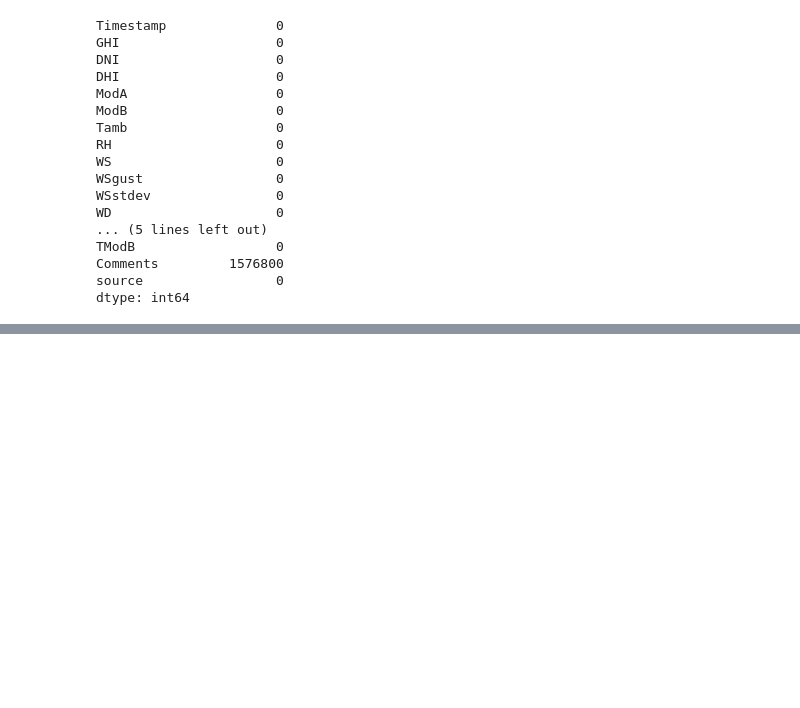
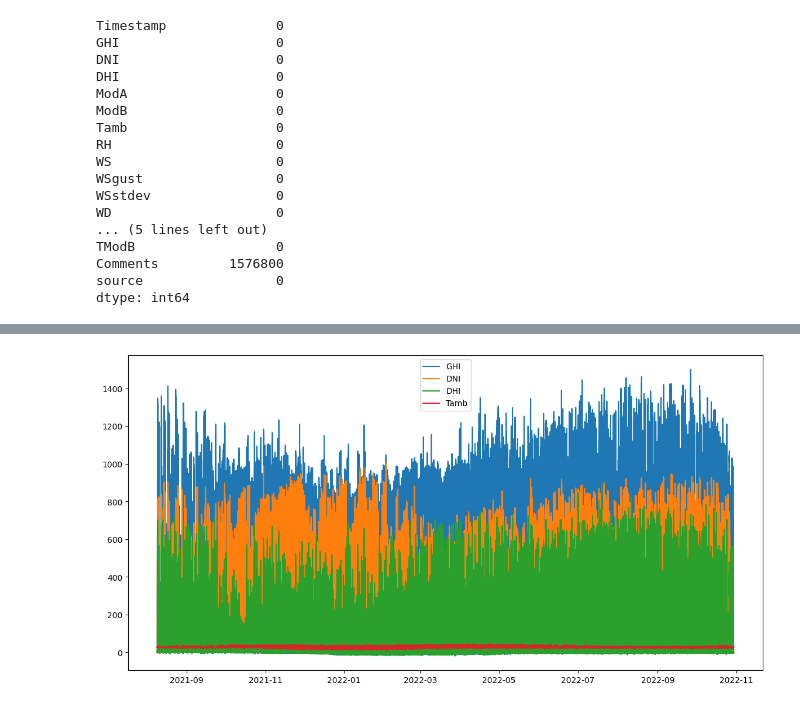
Before and after one commit to MelatKebedeAbraham/KifiyaALMasteryTraining, a Jupyter notebook: notebooks/ExploratoryDataAnalysis.ipynb, the cells around one changed output, grey strips where cells are left out. Saved outputs shown, nothing was run; the diff lists cells and outputs as text; code cells hidden in the pictures; blank space fills up the shorter version.

```diff
--- a/notebooks/ExploratoryDataAnalysis.ipynb
+++ b/notebooks/ExploratoryDataAnalysis.ipynb
@@ -5,7 +5,7 @@ import matplotlib.pyplot as plt
 
 
 # Load the dataset
-data = pd.read_csv('C:/Users/user/Desktop/Kifiya AI Mastery Traning/Data/Processed/merged_data.csv')
+data = pd.read_csv('/content/drive/MyDrive/Notebook/merged_data.csv')
 
 # Display the first few rows
 data.head()
@@ -102,14 +102,16 @@ ModuleNotFoundError: No module named 'seaborn'
 # %%
-data['time'] = pd.to_datetime(data['time'])
-data.set_index('time', inplace=True)
+data['Timestamp'] = pd.to_datetime(data['Timestamp'])
+data.set_index('Timestamp', inplace=True)
 
 plt.figure(figsize=(14, 7))
 plt.plot(data['GHI'], label='GHI')
 plt.plot(data['DNI'], label='DNI')
 plt.plot(data['DHI'], label='DHI')
 plt.plot(data['Tamb'], label='Tamb')
 plt.legend()
 plt.show()
+# %% [output]
+[figure, added]
 # %%
 cleaned_data = data[data['Cleaning'] == 1]
 not_cleaned_data = data[data['Cleaning'] == 0]
```
Also changed, not shown: parts of 9 cells of this notebook.
